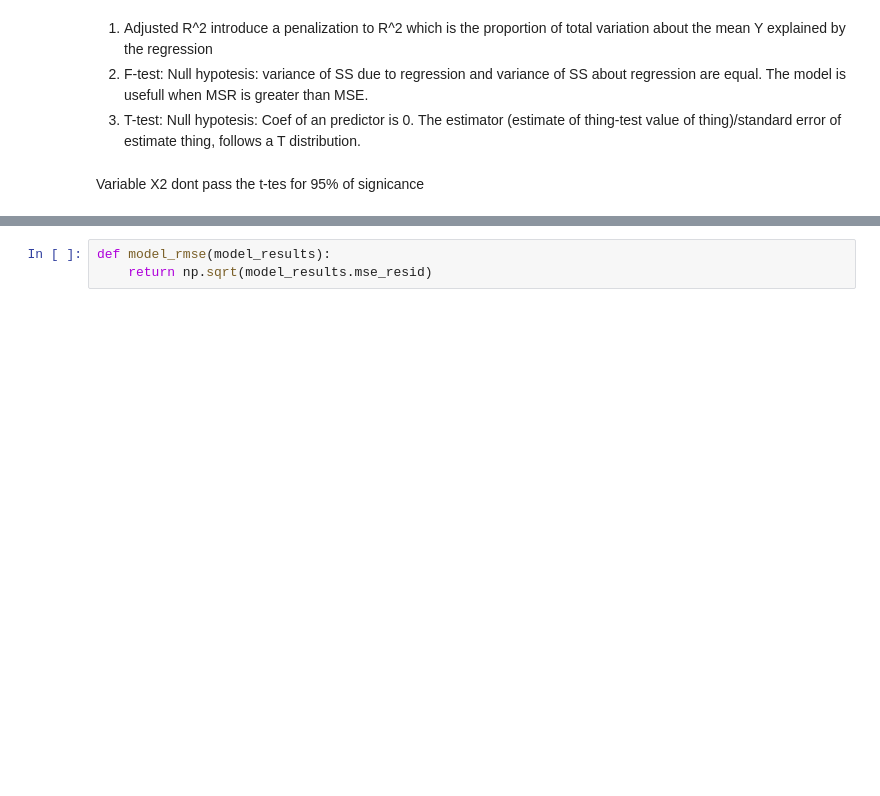
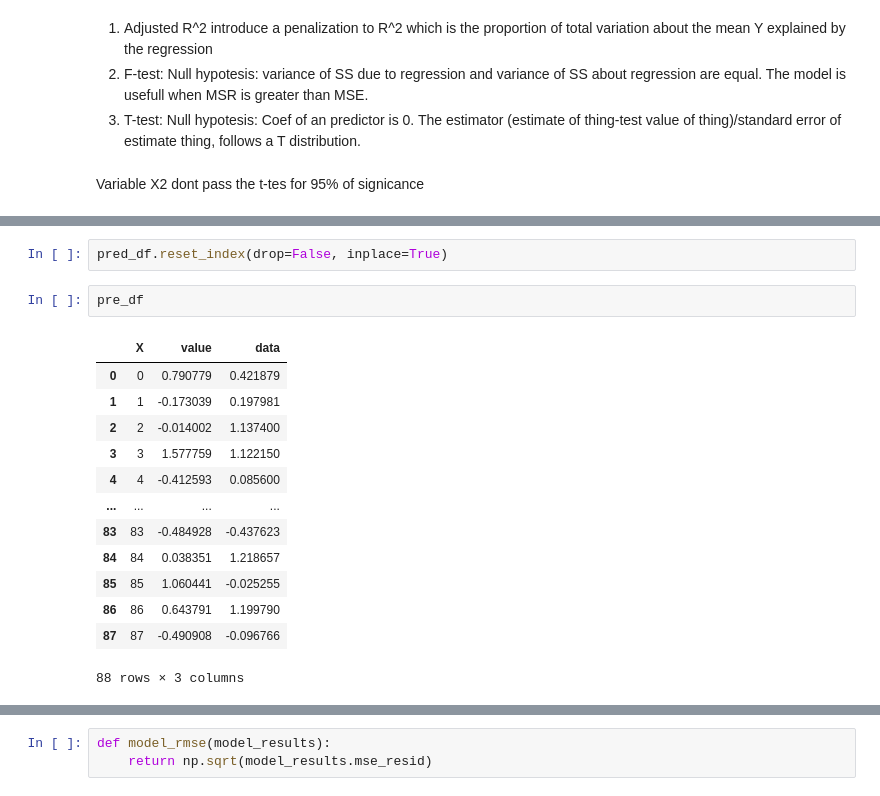
Before and after one commit to 318281029SBH/Escuela, a Jupyter notebook: GWeatherLinearRegression.ipynb, the cells around one changed output, grey strips where cells are left out. Cells and saved outputs as stored; diff of their text form; blank space fills up the shorter version.

```diff
--- a/GWeatherLinearRegression.ipynb
+++ b/GWeatherLinearRegression.ipynb
@@ -379,0 +368,18 @@ plt.show()
+# %%
+pred_df.reset_index(drop=False, inplace=True)
+# %%
+pre_df
+# %% [output]
+|  | X | value | data |
+| 0 | 0 | 0.790779 | 0.421879 |
+| 1 | 1 | -0.173039 | 0.197981 |
+| 2 | 2 | -0.014002 | 1.137400 |
+| 3 | 3 | 1.577759 | 1.122150 |
+| 4 | 4 | -0.412593 | 0.085600 |
+| ... | ... | ... | ... |
+| 83 | 83 | -0.484928 | -0.437623 |
+| 84 | 84 | 0.038351 | 1.218657 |
+| 85 | 85 | 1.060441 | -0.025255 |
+| 86 | 86 | 0.643791 | 1.199790 |
+| 87 | 87 | -0.490908 | -0.096766 |
+88 rows × 3 columns
```
Also changed, not shown: parts of 23 cells of this notebook.
